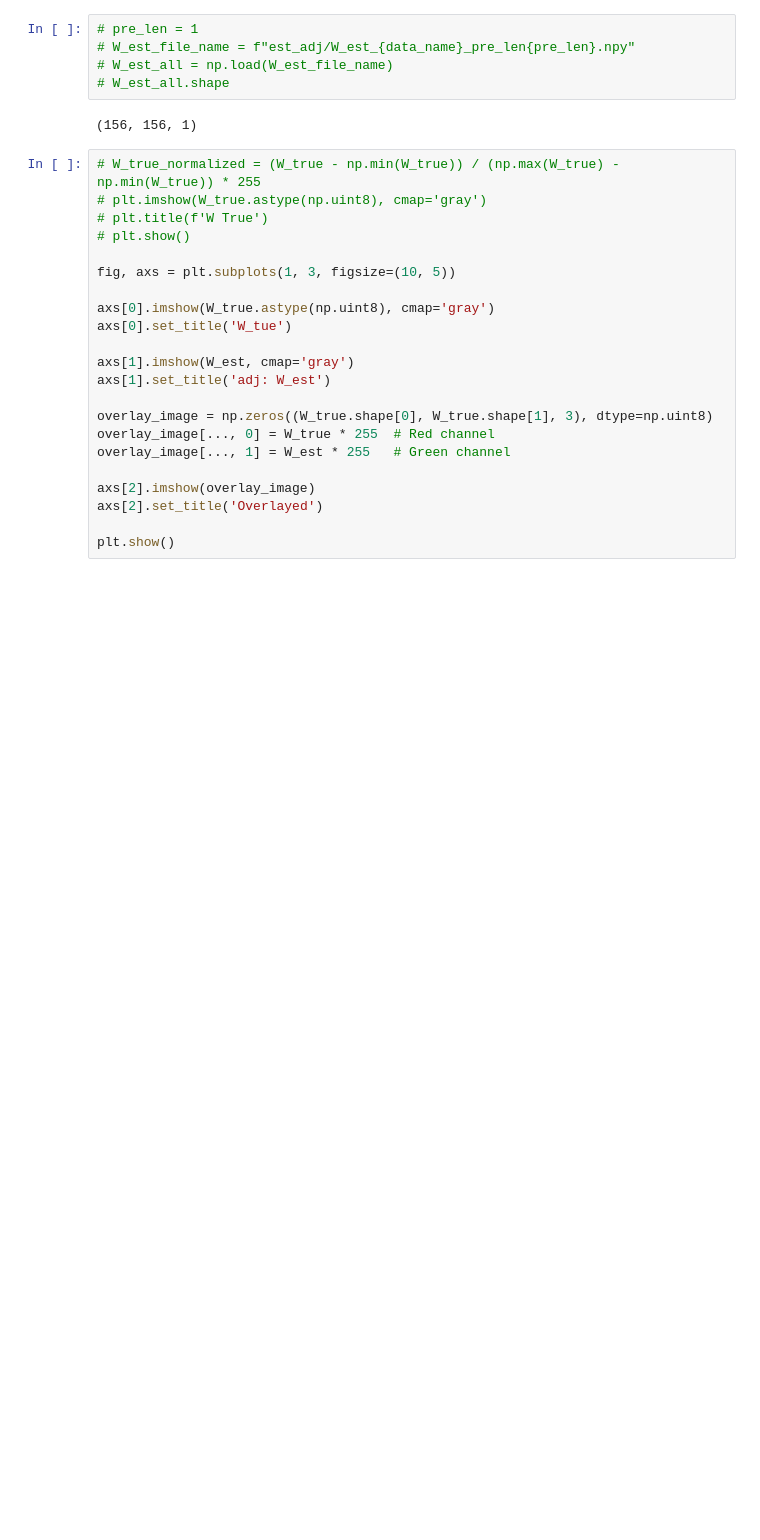
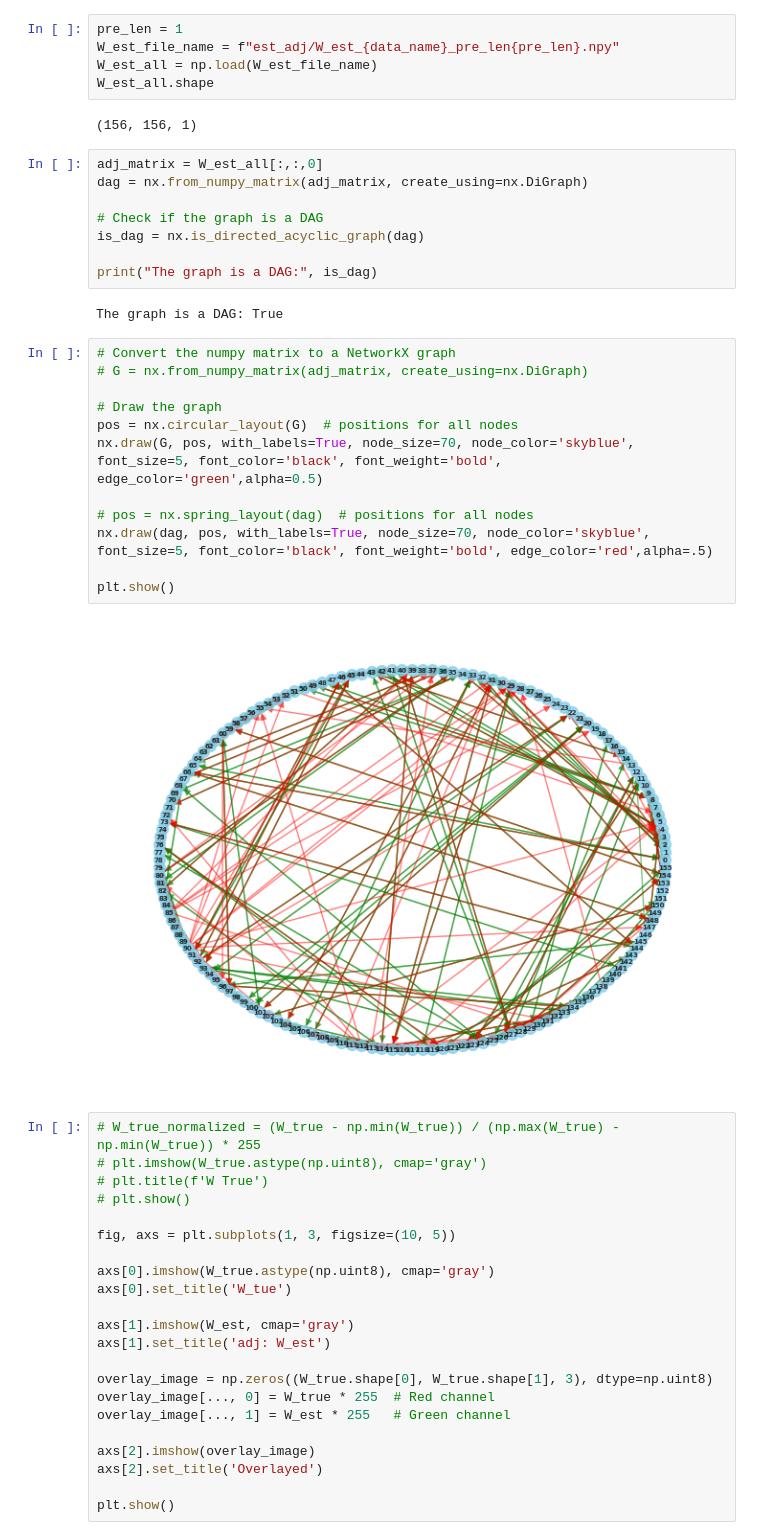
Before and after one commit to mamintoosi-papers-codes/TGCN-Dagma, a Jupyter notebook: est_adj_dagma.ipynb, the cells around one changed output. Saved outputs shown, nothing was run; the diff lists cells and outputs as text; blank space fills up the shorter version.

```diff
--- a/est_adj_dagma.ipynb
+++ b/est_adj_dagma.ipynb
@@ -121,12 +148,36 @@ np.save(W_est_file_name, W_est_all)
 # %% [output]
 adj.shape= (156, 156) <class 'numpy.bool_'>
 # %%
-# pre_len = 1
-# W_est_file_name = f"est_adj/W_est_{data_name}_pre_len{pre_len}.npy"
-# W_est_all = np.load(W_est_file_name)
-# W_est_all.shape
+pre_len = 1
+W_est_file_name = f"est_adj/W_est_{data_name}_pre_len{pre_len}.npy"
+W_est_all = np.load(W_est_file_name)
+W_est_all.shape
 # %% [output]
 (156, 156, 1)
+# %%
+adj_matrix = W_est_all[:,:,0]
+dag = nx.from_numpy_matrix(adj_matrix, create_using=nx.DiGraph)
+
+# Check if the graph is a DAG
+is_dag = nx.is_directed_acyclic_graph(dag)
+
+print("The graph is a DAG:", is_dag)
+# %% [output]
+The graph is a DAG: True
+# %%
+# Convert the numpy matrix to a NetworkX graph
+# G = nx.from_numpy_matrix(adj_matrix, create_using=nx.DiGraph)
+
+# Draw the graph
+pos = nx.circular_layout(G)  # positions for all nodes
+nx.draw(G, pos, with_labels=True, node_size=70, node_color='skyblue', font_size=5, font_color='black', font_weight='bold', edge_color='green',alpha=0.5)
+
+# pos = nx.spring_layout(dag)  # positions for all nodes
+nx.draw(dag, pos, with_labels=True, node_size=70, node_color='skyblue', font_size=5, font_color='black', font_weight='bold', edge_color='red',alpha=.5)
+
+plt.show()
+# %% [output]
+[figure, added]
 # %%
 # W_true_normalized = (W_true - np.min(W_true)) / (np.max(W_true) - np.min(W_true)) * 255
 # plt.imshow(W_true.astype(np.uint8), cmap='gray')
```
Also changed, not shown: parts of 5 cells of this notebook.
